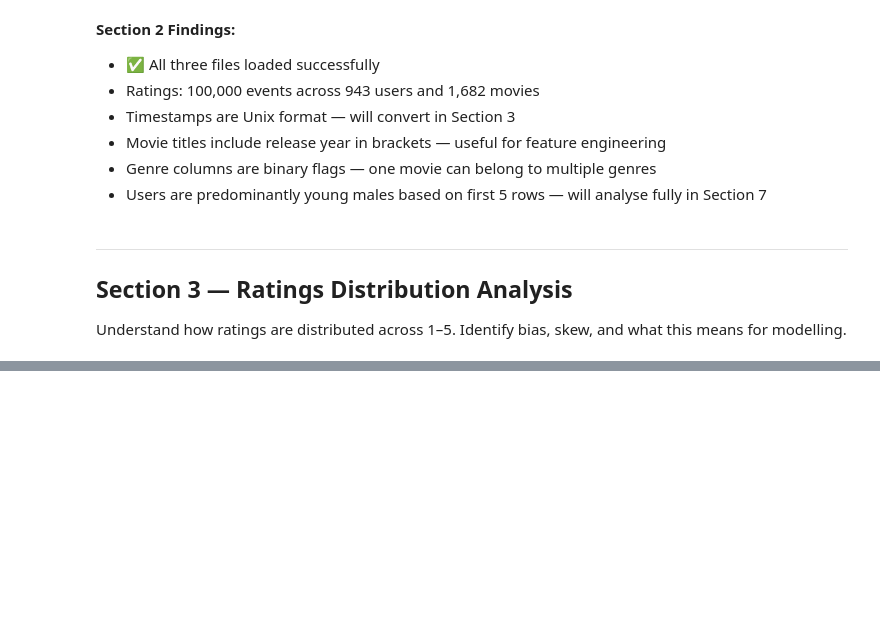
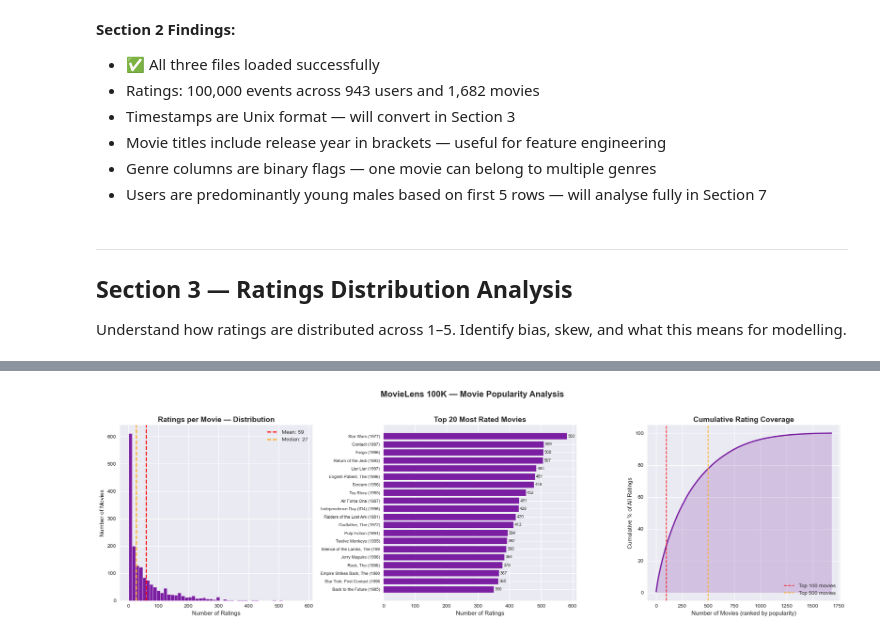
Before and after one commit to M20Jay/recommendation-system, a Jupyter notebook: notebooks/01_EDA.ipynb, the cells around one changed output, grey strips where cells are left out. Cells and saved outputs as stored; diff of their text form; code cells hidden in the pictures; blank space fills up the shorter version.

```diff
--- a/notebooks/01_EDA.ipynb
+++ b/notebooks/01_EDA.ipynb
@@ -169,0 +300,81 @@ for i, (val,pct) in enumerate (zip(rating_pct.index, rating_pct.values)):
+# %%
+# Ratings per movie
+ratings_per_movie = ratings.groupby('item_id')['user_id'].count()
+
+# Merge with movie titles
+movie_ratings = ratings_per_movie.reset_index()
+movie_ratings.columns = ['item_id', 'rating_count']
+movie_ratings = movie_ratings.merge(
+    movies[['item_id', 'title']], on='item_id')
+
+fig, axes = plt.subplots(1, 3, figsize=(20, 6))
+
+# Chart 1 — Distribution of ratings per movie
+axes[0].hist(ratings_per_movie.values, bins=50,
+             color='#7b1fa2', edgecolor='white', linewidth=0.5)
+axes[0].set_title('Ratings per Movie — Distribution',
+                  fontsize=14, fontweight='bold')
+axes[0].set_xlabel('Number of Ratings')
+axes[0].set_ylabel('Number of Movies')
+axes[0].axvline(ratings_per_movie.mean(), color='red',
+                linestyle='--', linewidth=2,
+                label=f'Mean: {ratings_per_movie.mean():.0f}')
+axes[0].axvline(ratings_per_movie.median(), color='orange',
+                linestyle='--', linewidth=2,
+                label=f'Median: {ratings_per_movie.median():.0f}')
+axes[0].legend()
+
+# Chart 2 — Top 20 most rated movies
+top_movies = movie_ratings.nlargest(20, 'rating_count')
+axes[1].barh(range(20), top_movies['rating_count'].values,
+             color='#7b1fa2', edgecolor='white')
+axes[1].set_yticks(range(20))
+axes[1].set_yticklabels([t[:30] for t in top_movies['title'].values],
+                         fontsize=8)
+axes[1].set_title('Top 20 Most Rated Movies',
+                  fontsize=14, fontweight='bold')
+axes[1].set_xlabel('Number of Ratings')
+axes[1].invert_yaxis()
+for i, val in enumerate(top_movies['rating_count'].values):
+    axes[1].text(val + 3, i, str(val), va='center', fontsize=8)
+
+# Chart 3 — Cumulative coverage
+sorted_movies = movie_ratings.sort_values(
+    'rating_count', ascending=False)
+cumulative_ratings = sorted_movies['rating_count'].cumsum()
+cumulative_pct = cumulative_ratings / cumulative_ratings.max() * 100
+axes[2].plot(range(1, len(cumulative_pct) + 1),
+             cumulative_pct.values,
+             color='#7b1fa2', linewidth=2.5)
+axes[2].fill_between(range(1, len(cumulative_pct) + 1),
+                     cumulative_pct.values,
+                     alpha=0.2, color='#7b1fa2')
+axes[2].axvline(100, color='red', linestyle='--',
+                linewidth=1.5, label='Top 100 movies')
+axes[2].axvline(500, color='orange', linestyle='--',
+                linewidth=1.5, label='Top 500 movies')
+axes[2].set_title('Cumulative Rating Coverage',
+                  fontsize=14, fontweight='bold')
+axes[2].set_xlabel('Number of Movies (ranked by popularity)')
+axes[2].set_ylabel('Cumulative % of All Ratings')
+axes[2].legend()
+
+plt.suptitle('MovieLens 100K — Movie Popularity Analysis',
+             fontsize=16, fontweight='bold', y=1.02)
+plt.tight_layout()
+plt.savefig('../reports/figures/section5_movie_popularity.png',
+            dpi=150, bbox_inches='tight')
+plt.show()
+
+print(f"\nMovie Popularity Statistics:")
+print(f"Total movies           : {ratings_per_movie.count():,}")
+print(f"Mean ratings/movie     : {ratings_per_movie.mean():.1f}")
+print(f"Median ratings/movie   : {ratings_per_movie.median():.1f}")
+print(f"Min ratings/movie      : {ratings_per_movie.min()}")
+print(f"Max ratings/movie      : {ratings_per_movie.max()}")
+print(f"\nMovies with < 10 ratings  : {(ratings_per_movie < 10).sum():,} ({(ratings_per_movie < 10).mean()*100:.1f}%)")
+print(f"Movies with > 100 ratings : {(ratings_per_movie > 100).sum():,} ({(ratings_per_movie > 100).mean()*100:.1f}%)")
+print(f"\nTop 10 most rated movies:")
+print(movie_ratings.nlargest(10, 'rating_count')[['title', 'rating_count']].to_string(index=False))
+# %% [output]
+[figure, added]
```
Also changed, not shown: parts of 10 cells of this notebook, 4 other files.
